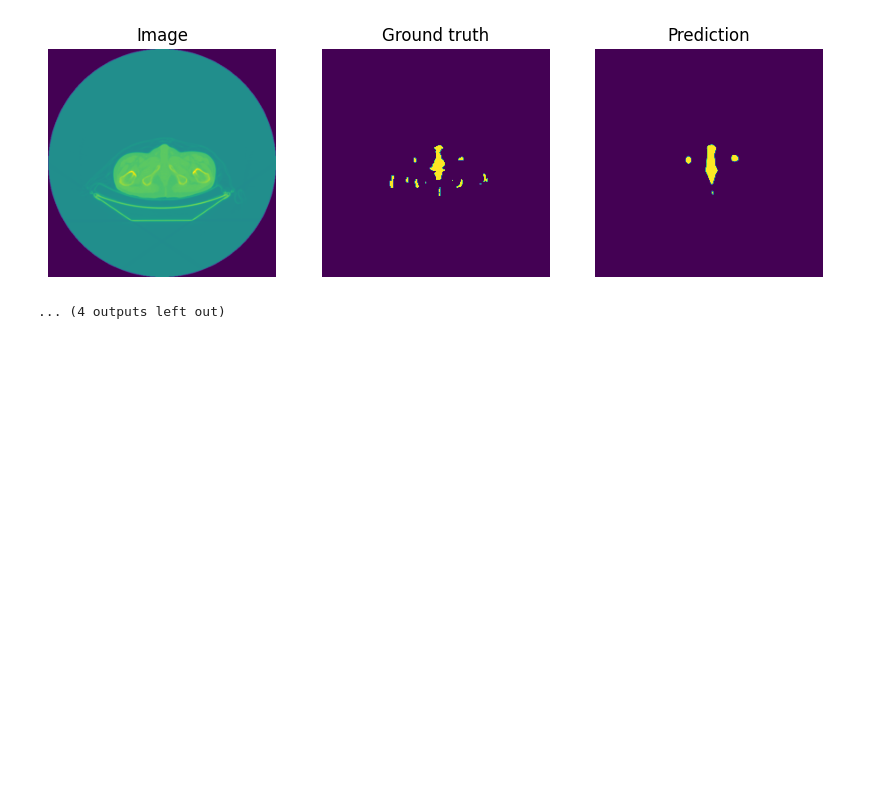
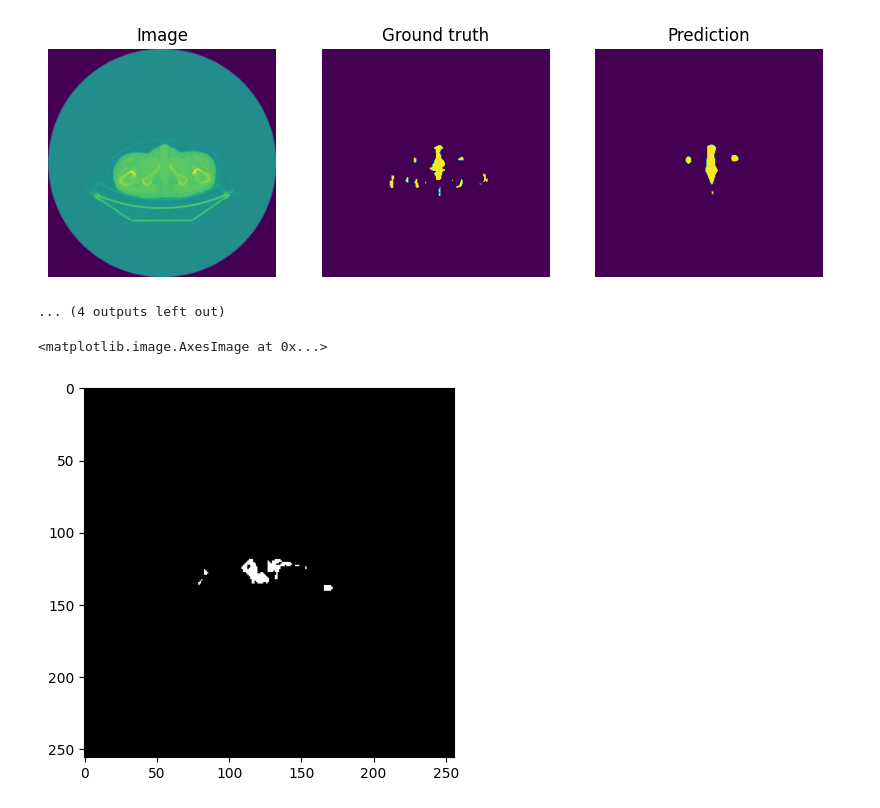
Before and after one commit to tien-th/BBDM_folk, a Jupyter notebook: test_segmentor.ipynb, the cells around one changed output. Drawn from its saved outputs; the diff is of its cells as text; code cells hidden in the pictures; blank space fills up the shorter version.

```diff
--- a/test_segmentor.ipynb
+++ b/test_segmentor.ipynb
@@ -375,3 +375,22 @@ for image, gt_mask, pr_mask in zip(batch[0], batch[1], pr_masks):
 [figure]
 [figure]
 ... (4 outputs left out)
+# %%
+import numpy as np
+import matplotlib.pyplot as plt
+import cv2
+
+seg_map = np.load("/home/PET-CT/thaind/ckpts/Unet_resnet50/lightning_logs/version_0/samples/test/13590.npy")
+
+sigma_noise = 0.05
+seg_map = seg_map + np.random.normal(0, sigma_noise + (seg_map * sigma_noise), seg_map.shape)
+
+# Áp dụng Gaussian Blur
+kernel_size = (7, 7)  # Sử dụng kích thước kernel lớn cho hiệu ứng mạnh mẽ
+sigma_blur = 1.5
+seg_map = cv2.GaussianBlur(seg_map, kernel_size, sigma_blur)
+
+plt.imshow(seg_map>0.99, cmap="gray")
+# %% [output]
+<matplotlib.image.AxesImage at 0x...>
+[figure, added]
```
Also changed, not shown: 7 other files.
